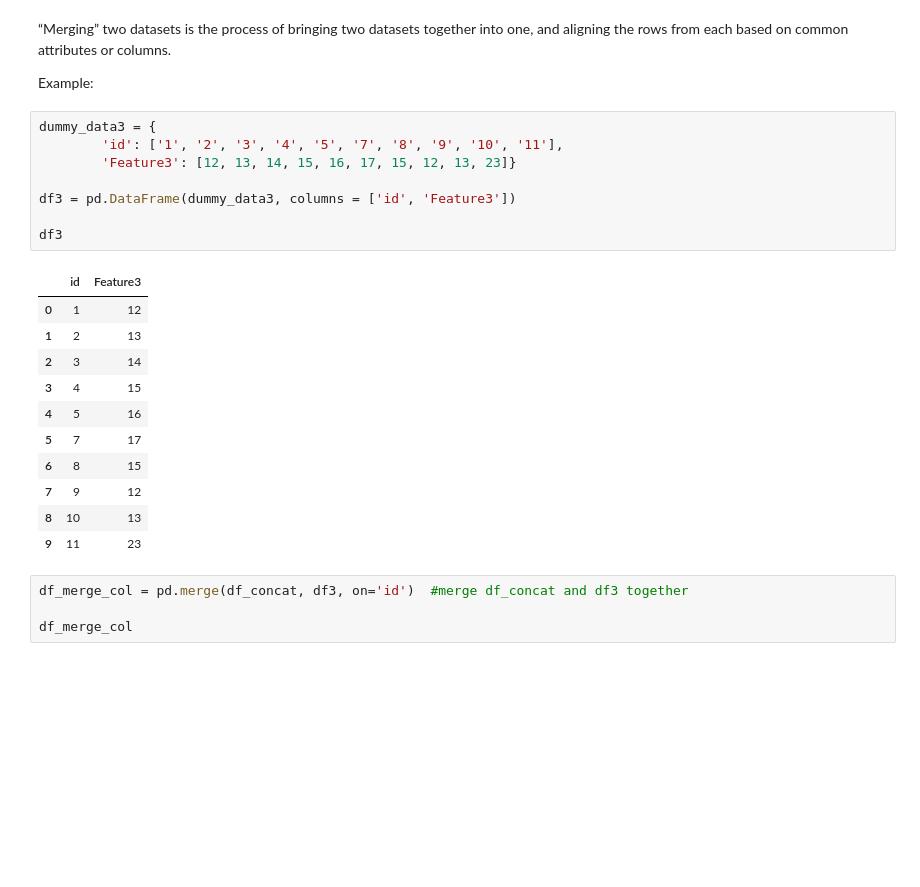
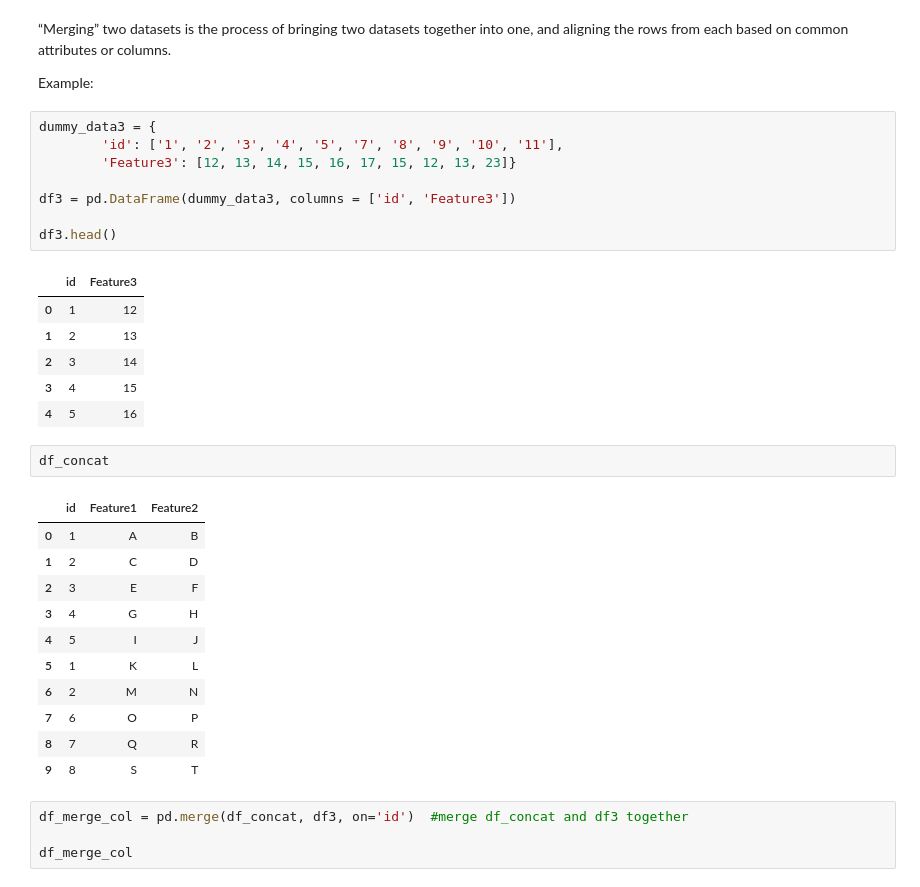
Before and after one commit to samsonafo/Introduction_to_Python, a Jupyter notebook: Data Analytics with Pandas.ipynb, the cells around one changed output. Cells and saved outputs as stored; diff of their text form; blank space fills up the shorter version.

```diff
--- a/Data Analytics with Pandas.ipynb
+++ b/Data Analytics with Pandas.ipynb
@@ -256,23 +315,32 @@ Example:
 # %%
 dummy_data3 = {
         'id': ['1', '2', '3', '4', '5', '7', '8', '9', '10', '11'],
         'Feature3': [12, 13, 14, 15, 16, 17, 15, 12, 13, 23]}
 
 df3 = pd.DataFrame(dummy_data3, columns = ['id', 'Feature3'])
 
-df3
+df3.head()
 # %% [output]
 |  | id | Feature3 |
 | 0 | 1 | 12 |
 | 1 | 2 | 13 |
 | 2 | 3 | 14 |
 | 3 | 4 | 15 |
 | 4 | 5 | 16 |
-| 5 | 7 | 17 |
-| 6 | 8 | 15 |
-| 7 | 9 | 12 |
-| 8 | 10 | 13 |
-| 9 | 11 | 23 |
+# %%
+df_concat
+# %% [output]
+|  | id | Feature1 | Feature2 |
+| 0 | 1 | A | B |
+| 1 | 2 | C | D |
+| 2 | 3 | E | F |
+| 3 | 4 | G | H |
+| 4 | 5 | I | J |
+| 5 | 1 | K | L |
+| 6 | 2 | M | N |
+| 7 | 6 | O | P |
+| 8 | 7 | Q | R |
+| 9 | 8 | S | T |
 # %%
 df_merge_col = pd.merge(df_concat, df3, on='id')  #merge df_concat and df3 together
 
```
Also changed, not shown: parts of 24 cells of this notebook, 16 other files.
